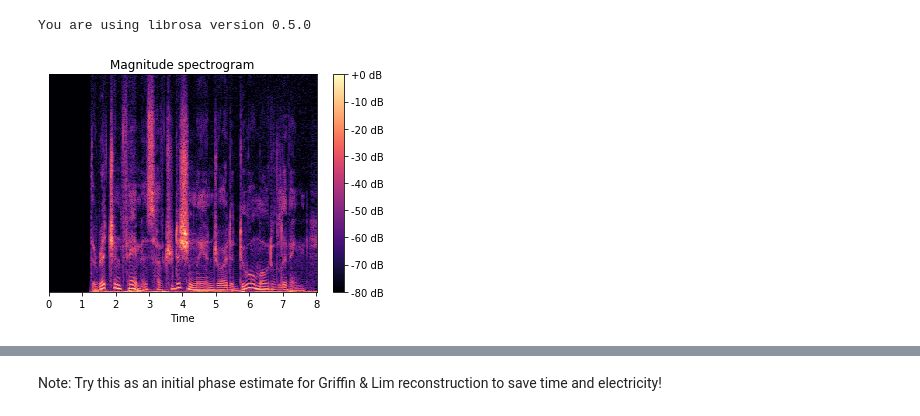
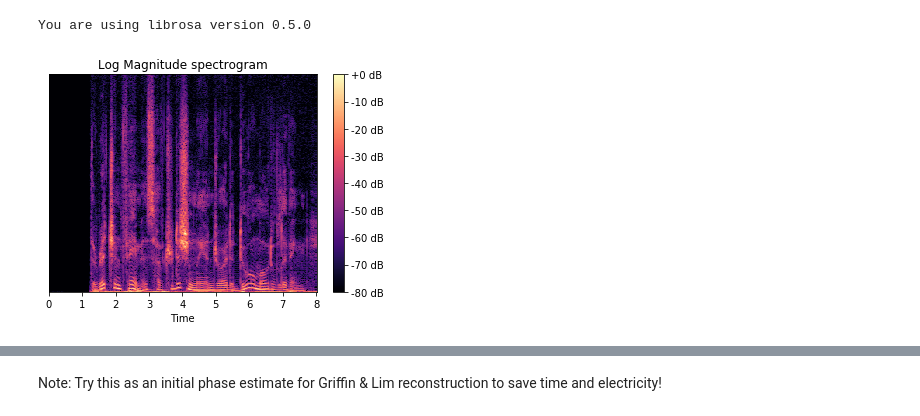
Before and after one commit to lonce/SPSI_Python, a Jupyter notebook: spsi.ipynb, the cells around one changed output, grey strips where cells are left out. Saved outputs shown, nothing was run; the diff lists cells and outputs as text; code cells hidden in the pictures.

```diff
--- a/spsi.ipynb
+++ b/spsi.ipynb
@@ -99,24 +99,25 @@ def spsi(msgram, fftsize, hop_length) :
 # %%
 # Test
 import matplotlib.pyplot as plt
 %matplotlib inline
 import librosa.display
 import IPython.display
 
 fftsize=1024
 hop_length=256
 
 y, sr = librosa.load('sounds/BeingRural_short.wav')
 D = librosa.stft(y, fftsize, hop_length=hop_length)
 magD=np.abs(D)
+logMagD= librosa.amplitude_to_db(magD,ref=np.max)
 
-librosa.display.specshow(librosa.amplitude_to_db(magD,ref=np.max), x_axis='time')
-plt.title('Magnitude spectrogram')
+librosa.display.specshow(logMagD, x_axis='time')
+plt.title('Log Magnitude spectrogram')
 plt.colorbar(format='%+2.0f dB')
 
 y_out = spsi(magD, fftsize=fftsize, hop_length=hop_length)
 # %% [output]
-[figure, old version]
+[figure, new version]
 # %%
 # Original
 IPython.display.Audio(data=y, rate=sr)
```
Also changed, not shown: parts of 6 cells of this notebook, 1 other file.
